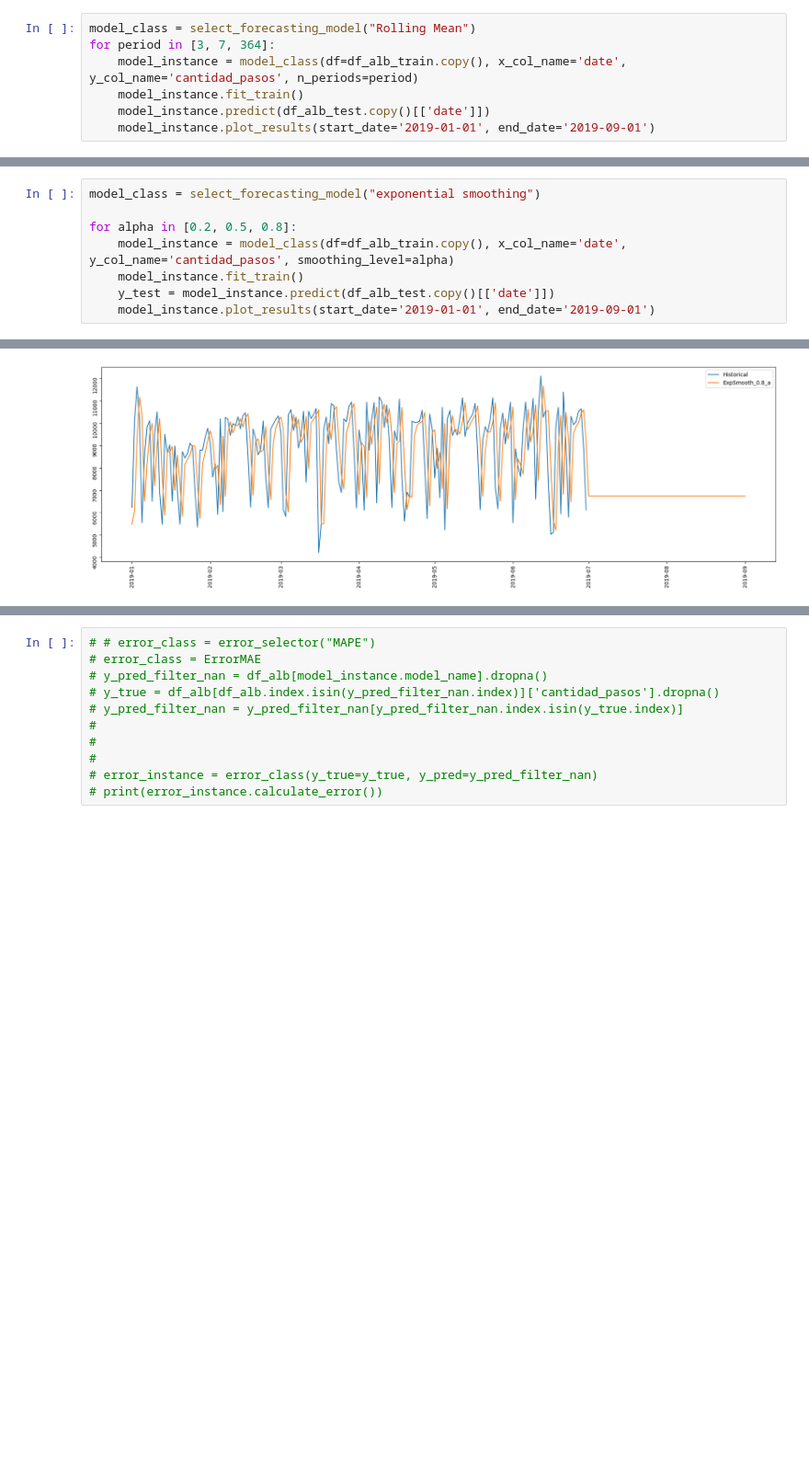
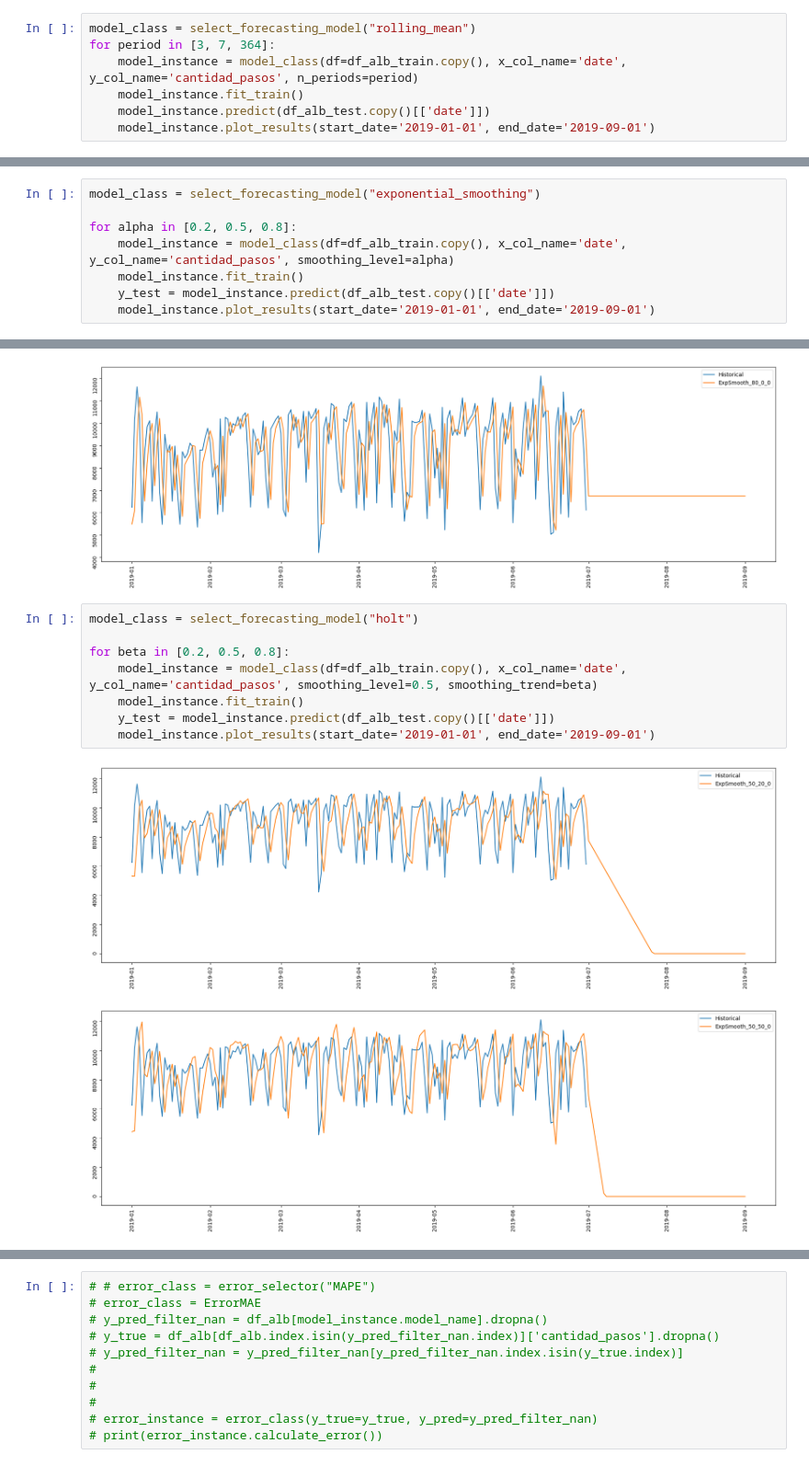
Before and after one commit to fmurphy97/Ultimate-Forecaster, a Jupyter notebook: nevada_test_grounds.ipynb, the cells around one changed output, grey strips where cells are left out. Shown at 92% size. Saved outputs shown, nothing was run; the diff lists cells and outputs as text; blank space fills up the shorter version.

Commit message:
Added exponential smoothing models: simple, holt, holtwinters, and optimized

```diff
--- a/nevada_test_grounds.ipynb
+++ b/nevada_test_grounds.ipynb
@@ -22,7 +20,7 @@ for periods in [1, 7, 364]:
 [figure]
 [figure]
 # %%
-model_class = select_forecasting_model("Rolling Mean")
+model_class = select_forecasting_model("rolling_mean")
 for period in [3, 7, 364]:
     model_instance = model_class(df=df_alb_train.copy(), x_col_name='date', y_col_name='cantidad_pasos', n_periods=period)
     model_instance.fit_train()
@@ -33,7 +31,7 @@ for period in [3, 7, 364]:
 [figure]
 [figure]
 # %%
-model_class = select_forecasting_model("exponential smoothing")
+model_class = select_forecasting_model("exponential_smoothing")
 
 for alpha in [0.2, 0.5, 0.8]:
     model_instance = model_class(df=df_alb_train.copy(), x_col_name='date', y_col_name='cantidad_pasos', smoothing_level=alpha)
@@ -44,3 +42,14 @@ for alpha in [0.2, 0.5, 0.8]:
 [figure]
 [figure]
 [figure]
+# %%
+model_class = select_forecasting_model("holt")
+
+for beta in [0.2, 0.5, 0.8]:
+    model_instance = model_class(df=df_alb_train.copy(), x_col_name='date', y_col_name='cantidad_pasos', smoothing_level=0.5, smoothing_trend=beta)
+    model_instance.fit_train()
+    y_test = model_instance.predict(df_alb_test.copy()[['date']])
+    model_instance.plot_results(start_date='2019-01-01', end_date='2019-09-01')
+# %% [output]
+[figure, added]
+[figure, added]
```
Also changed, not shown: parts of 4 cells of this notebook, 2 other files.
